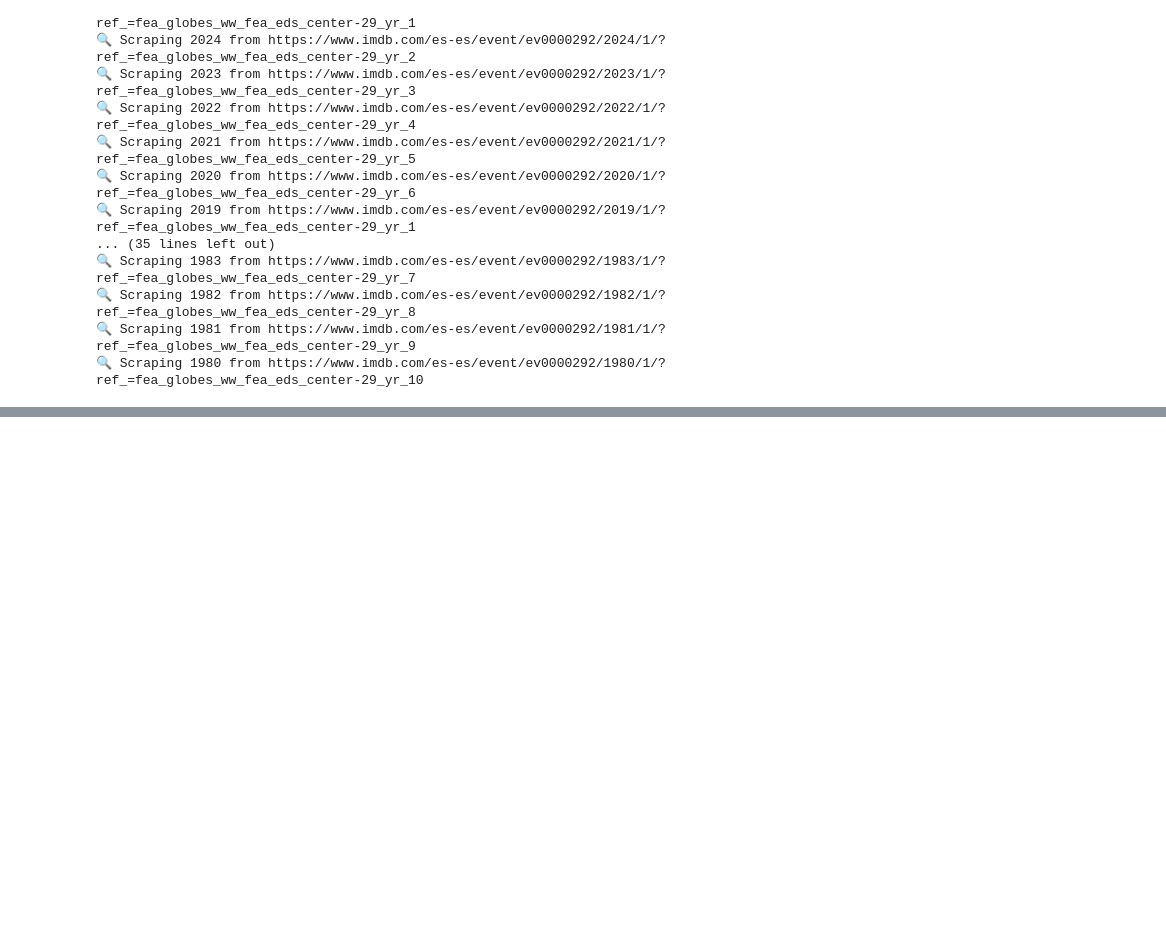
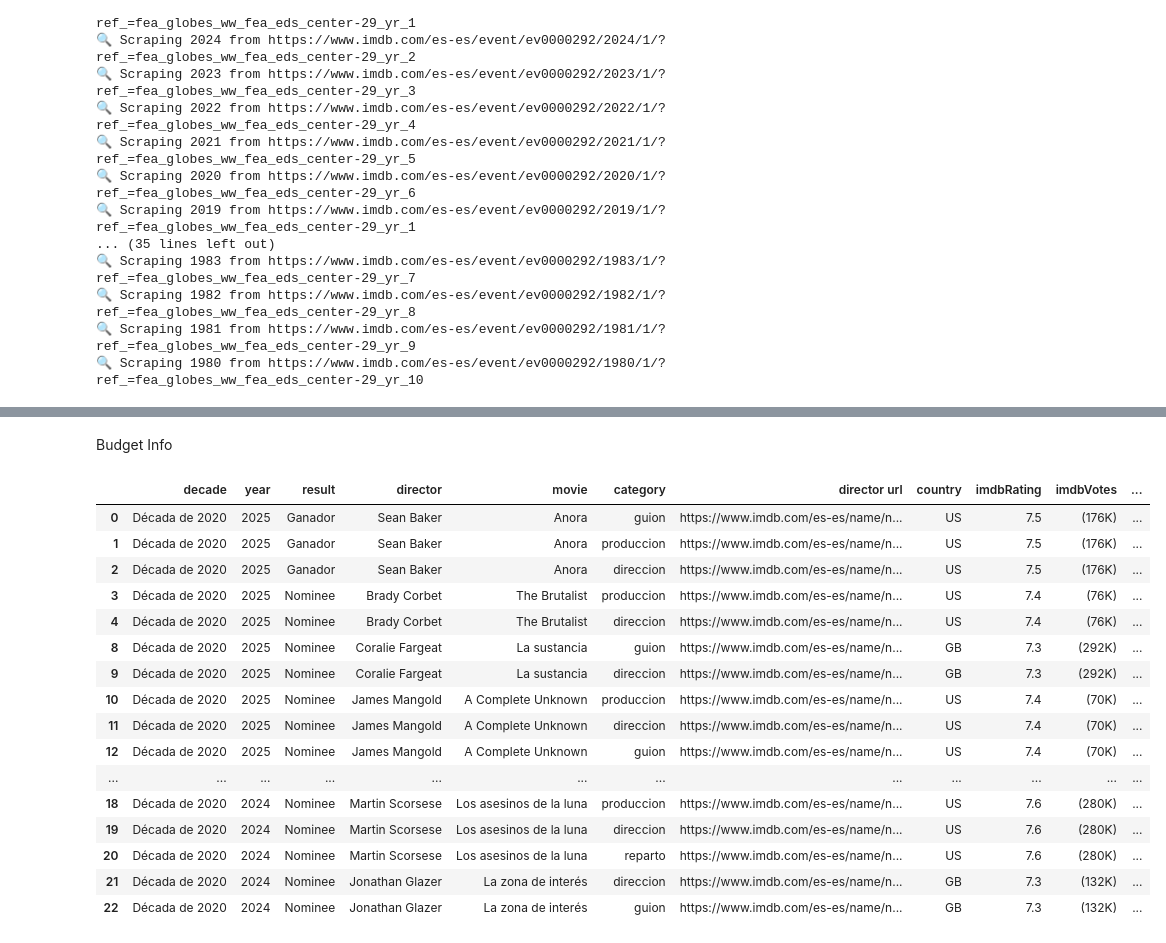
Before and after one commit to jguevaraangel/ProgrammingDS, a Jupyter notebook: extractingDirectorsInfo.ipynb, the cells around one changed output, grey strips where cells are left out. Drawn from its saved outputs; the diff is of its cells as text; code cells hidden in the pictures; blank space fills up the shorter version.

```diff
--- a/extractingDirectorsInfo.ipynb
+++ b/extractingDirectorsInfo.ipynb
@@ -518,0 +616,31 @@ df_gg_directors_complete_info.to_csv('outputs/golden_globes_directors_complete_i
+# %% [markdown]
+Budget Info
+# %%
+movies_budget = pd.read_csv('./outputs/movies_all_countries.csv')
+movies_budget = movies_budget.rename(columns={'url': 'movie url'})
+# %%
+movies_budget['movie url'] = movies_budget['movie url'].apply(standardize_imdb_url)
+# %%
+movies_merged_oscars = oscars_info.merge(movies_budget, how='left', on='movie url', indicator=True)
+# %%
+movies_merged_oscars = movies_merged_oscars[movies_merged_oscars['_merge']=='both'].drop(['_merge','title','movie url', 'directors', 'rating'], axis=1)
+# %%
+movies_merged_oscars
+# %% [output]
+|  | decade | year | result | director | movie | category | director url | country | imdbRating | imdbVotes | ... |
+| 0 | Década de 2020 | 2025 | Ganador | Sean Baker | Anora | guion | https://www.imdb.com/es-es/name/n... | US | 7.5 | (176K) | ... |
+| 1 | Década de 2020 | 2025 | Ganador | Sean Baker | Anora | produccion | https://www.imdb.com/es-es/name/n... | US | 7.5 | (176K) | ... |
+| 2 | Década de 2020 | 2025 | Ganador | Sean Baker | Anora | direccion | https://www.imdb.com/es-es/name/n... | US | 7.5 | (176K) | ... |
+| 3 | Década de 2020 | 2025 | Nominee | Brady Corbet | The Brutalist | produccion | https://www.imdb.com/es-es/name/n... | US | 7.4 | (76K) | ... |
+| 4 | Década de 2020 | 2025 | Nominee | Brady Corbet | The Brutalist | direccion | https://www.imdb.com/es-es/name/n... | US | 7.4 | (76K) | ... |
+| 8 | Década de 2020 | 2025 | Nominee | Coralie Fargeat | La sustancia | guion | https://www.imdb.com/es-es/name/n... | GB | 7.3 | (292K) | ... |
+| 9 | Década de 2020 | 2025 | Nominee | Coralie Fargeat | La sustancia | direccion | https://www.imdb.com/es-es/name/n... | GB | 7.3 | (292K) | ... |
+| 10 | Década de 2020 | 2025 | Nominee | James Mangold | A Complete Unknown | produccion | https://www.imdb.com/es-es/name/n... | US | 7.4 | (70K) | ... |
+| 11 | Década de 2020 | 2025 | Nominee | James Mangold | A Complete Unknown | direccion | https://www.imdb.com/es-es/name/n... | US | 7.4 | (70K) | ... |
+| 12 | Década de 2020 | 2025 | Nominee | James Mangold | A Complete Unknown | guion | https://www.imdb.com/es-es/name/n... | US | 7.4 | (70K) | ... |
+| ... | ... | ... | ... | ... | ... | ... | ... | ... | ... | ... | ... |
+| 18 | Década de 2020 | 2024 | Nominee | Martin Scorsese | Los asesinos de la luna | produccion | https://www.imdb.com/es-es/name/n... | US | 7.6 | (280K) | ... |
+| 19 | Década de 2020 | 2024 | Nominee | Martin Scorsese | Los asesinos de la luna | direccion | https://www.imdb.com/es-es/name/n... | US | 7.6 | (280K) | ... |
+| 20 | Década de 2020 | 2024 | Nominee | Martin Scorsese | Los asesinos de la luna | reparto | https://www.imdb.com/es-es/name/n... | US | 7.6 | (280K) | ... |
+| 21 | Década de 2020 | 2024 | Nominee | Jonathan Glazer | La zona de interés | direccion | https://www.imdb.com/es-es/name/n... | GB | 7.3 | (132K) | ... |
+| 22 | Década de 2020 | 2024 | Nominee | Jonathan Glazer | La zona de interés | guion | https://www.imdb.com/es-es/name/n... | GB | 7.3 | (132K) | ... |
```
Also changed, not shown: parts of 24 cells of this notebook, 5 other files.
